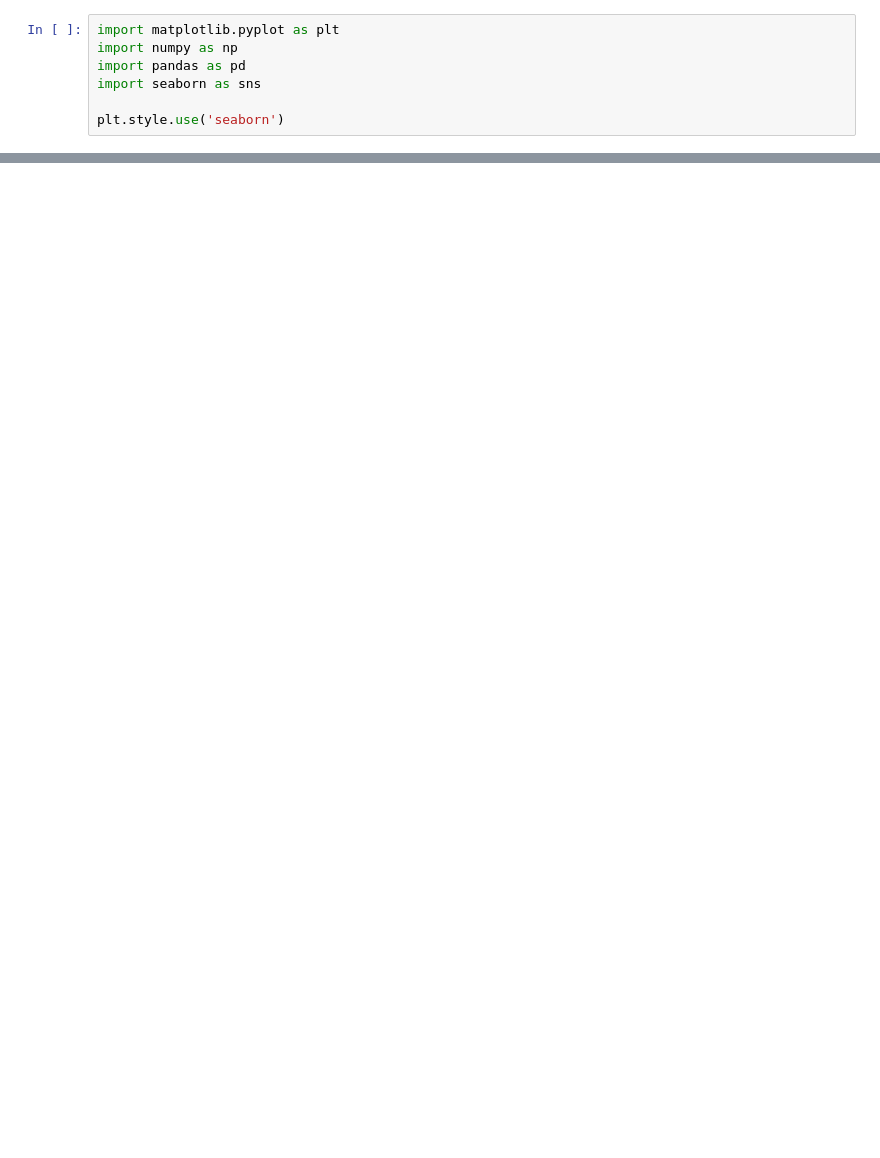
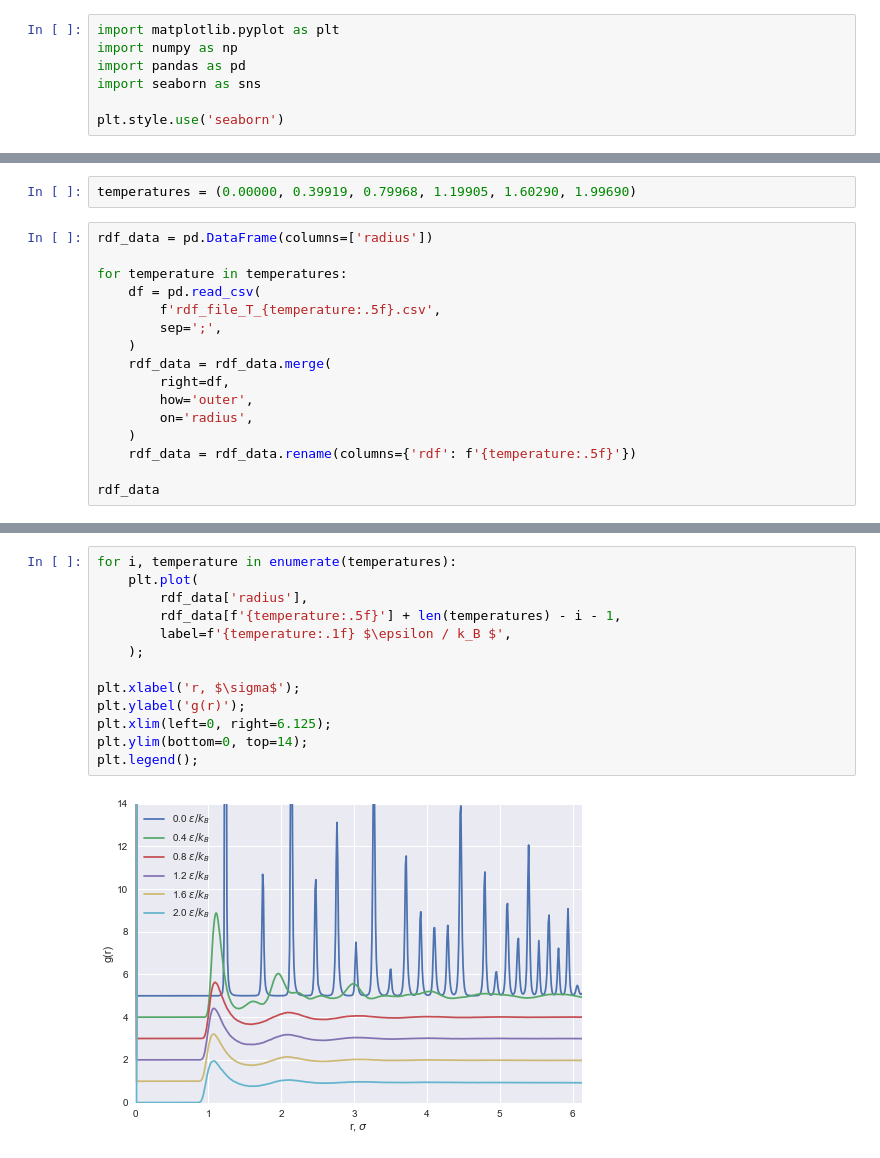
Before and after one commit to AlbertFarkhutdinov/molecular_dynamics, a Jupyter notebook: data/rdf.ipynb, the cells around one changed output, grey strips where cells are left out. Drawn from its saved outputs; the diff is of its cells as text; blank space fills up the shorter version.

```diff
--- a/data/rdf.ipynb
+++ b/data/rdf.ipynb
@@ -33,0 +8,18 @@ plt.ylim(bottom=0, top=50);
+# %%
+temperatures = (0.00000, 0.39919, 0.79968, 1.19905, 1.60290, 1.99690)
+# %%
+rdf_data = pd.DataFrame(columns=['radius'])
+
+for temperature in temperatures:
+    df = pd.read_csv(
+        f'rdf_file_T_{temperature:.5f}.csv',
+        sep=';',
+    )
+    rdf_data = rdf_data.merge(
+        right=df,
+        how='outer',
+        on='radius',
+    )
+    rdf_data = rdf_data.rename(columns={'rdf': f'{temperature:.5f}'})
+
+rdf_data
@@ -33,0 +40,15 @@ plt.ylim(bottom=0, top=50);
+# %%
+for i, temperature in enumerate(temperatures):
+    plt.plot(
+        rdf_data['radius'],
+        rdf_data[f'{temperature:.5f}'] + len(temperatures) - i - 1,
+        label=f'{temperature:.1f} $\epsilon / k_B $',
+    );
+
+plt.xlabel('r, $\sigma$');
+plt.ylabel('g(r)');
+plt.xlim(left=0, right=6.125);
+plt.ylim(bottom=0, top=14);
+plt.legend();
+# %% [output]
+[figure, added]
```
Also changed, not shown: parts of 3 cells of this notebook, 10 other files.
